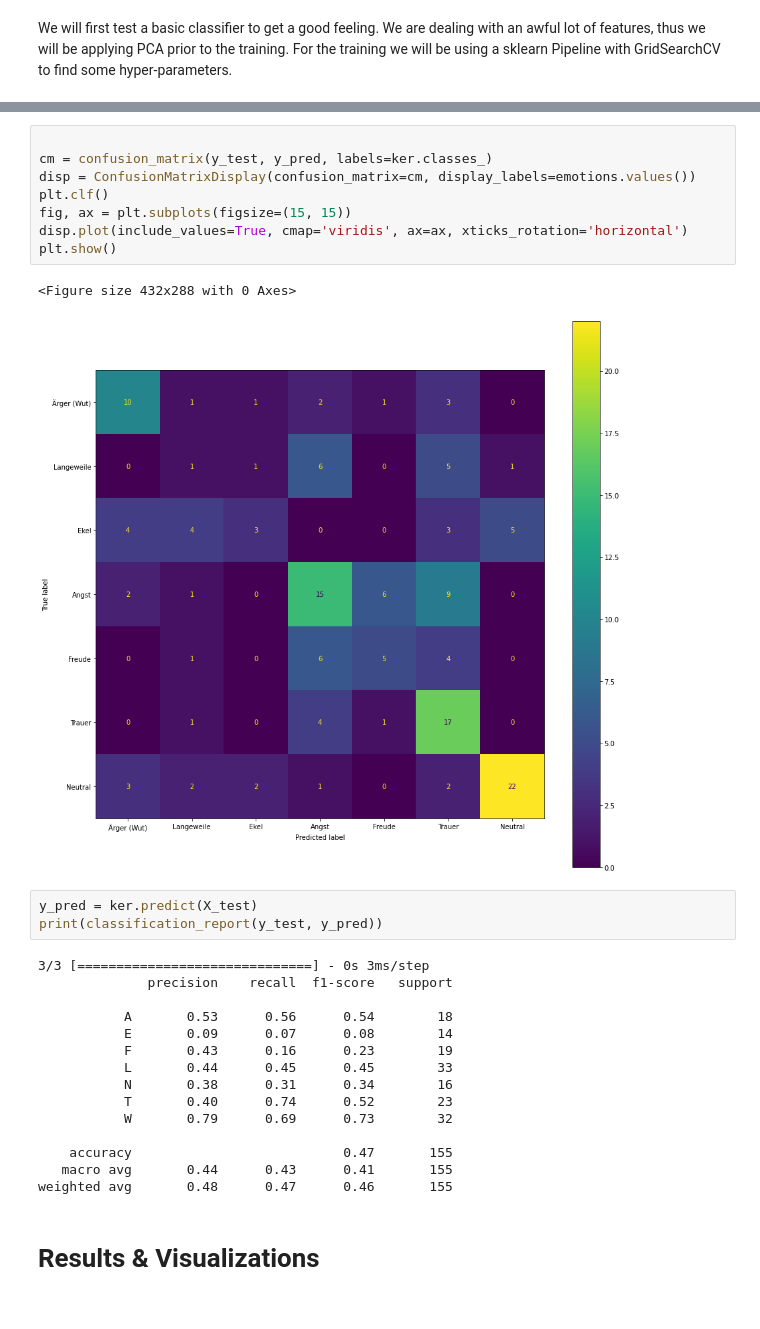
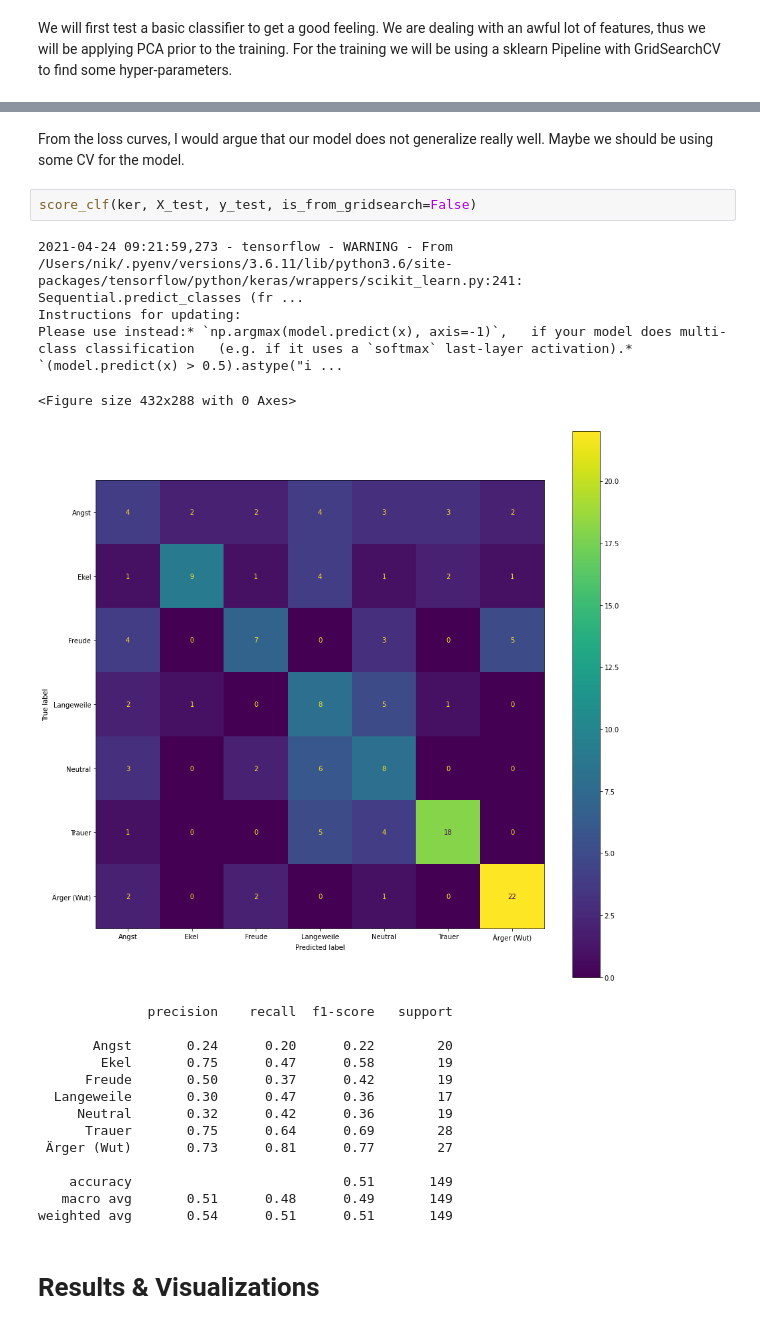
Before and after one commit to nsiicm0/SER, a Jupyter notebook: report/Report_SER.ipynb, the cells around one changed output, grey strips where cells are left out. Saved outputs shown, nothing was run; the diff lists cells and outputs as text.

```diff
--- a/report/Report_SER.ipynb
+++ b/report/Report_SER.ipynb
@@ -651,31 +613,25 @@ plot_history(hist)
-# %%
-
-cm = confusion_matrix(y_test, y_pred, labels=ker.classes_)
-disp = ConfusionMatrixDisplay(confusion_matrix=cm, display_labels=emotions.values())
-plt.clf()
-fig, ax = plt.subplots(figsize=(15, 15))
-disp.plot(include_values=True, cmap='viridis', ax=ax, xticks_rotation='horizontal')
-plt.show()
-# %% [output]
-<Figure size 432x288 with 0 Axes>
-[figure, removed]
-# %%
-y_pred = ker.predict(X_test)
-print(classification_report(y_test, y_pred))
-# %% [output]
-3/3 [==============================] - 0s 3ms/step
-              precision    recall  f1-score   support
-
-           A       0.53      0.56      0.54        18
-           E       0.09      0.07      0.08        14
-           F       0.43      0.16      0.23        19
-           L       0.44      0.45      0.45        33
-           N       0.38      0.31      0.34        16
-           T       0.40      0.74      0.52        23
-           W       0.79      0.69      0.73        32
-
-    accuracy                           0.47       155
-   macro avg       0.44      0.43      0.41       155
-weighted avg       0.48      0.47      0.46       155
+# %% [markdown]
+From the loss curves, I would argue that our model does not generalize really well. Maybe we should be using some CV for the model.
+# %%
+score_clf(ker, X_test, y_test, is_from_gridsearch=False)
+# %% [output]
+2021-04-24 09:21:59,273 - tensorflow - WARNING - From /Users/nik/.pyenv/versions/3.6.11/lib/python3.6/site-packages/tensorflow/python/keras/wrappers/scikit_learn.py:241: Sequential.predict_classes (fr ...
+Instructions for updating:
+Please use instead:* `np.argmax(model.predict(x), axis=-1)`,   if your model does multi-class classification   (e.g. if it uses a `softmax` last-layer activation).* `(model.predict(x) > 0.5).astype("i ...
+<Figure size 432x288 with 0 Axes>
+[figure, added]
+              precision    recall  f1-score   support
+
+       Angst       0.24      0.20      0.22        20
+        Ekel       0.75      0.47      0.58        19
+      Freude       0.50      0.37      0.42        19
+  Langeweile       0.30      0.47      0.36        17
+     Neutral       0.32      0.42      0.36        19
+      Trauer       0.75      0.64      0.69        28
+ Ärger (Wut)       0.73      0.81      0.77        27
+
+    accuracy                           0.51       149
+   macro avg       0.51      0.48      0.49       149
+weighted avg       0.54      0.51      0.51       149
 # %% [markdown]
 # Results & Visualizations
```
Also changed, not shown: parts of 31 cells of this notebook.
